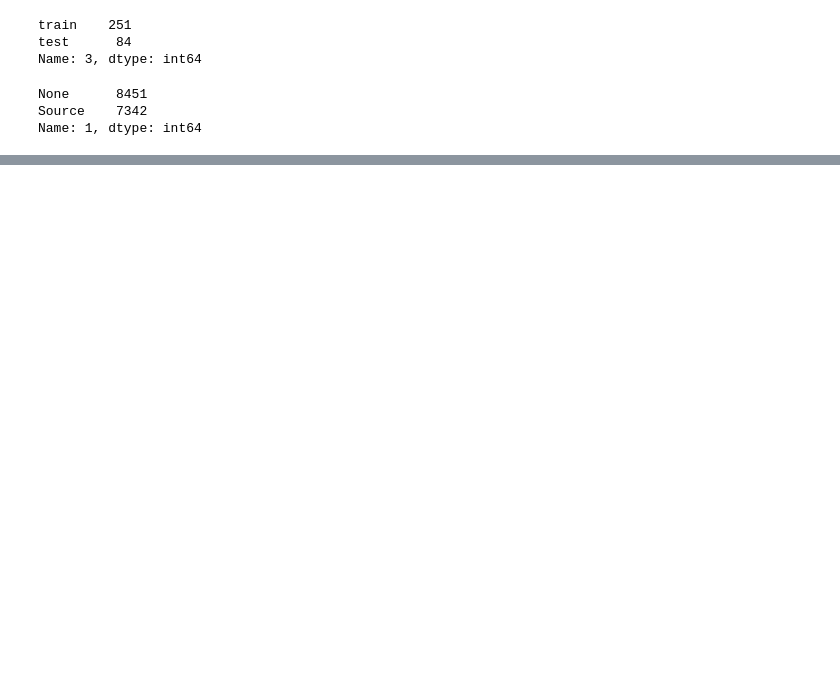
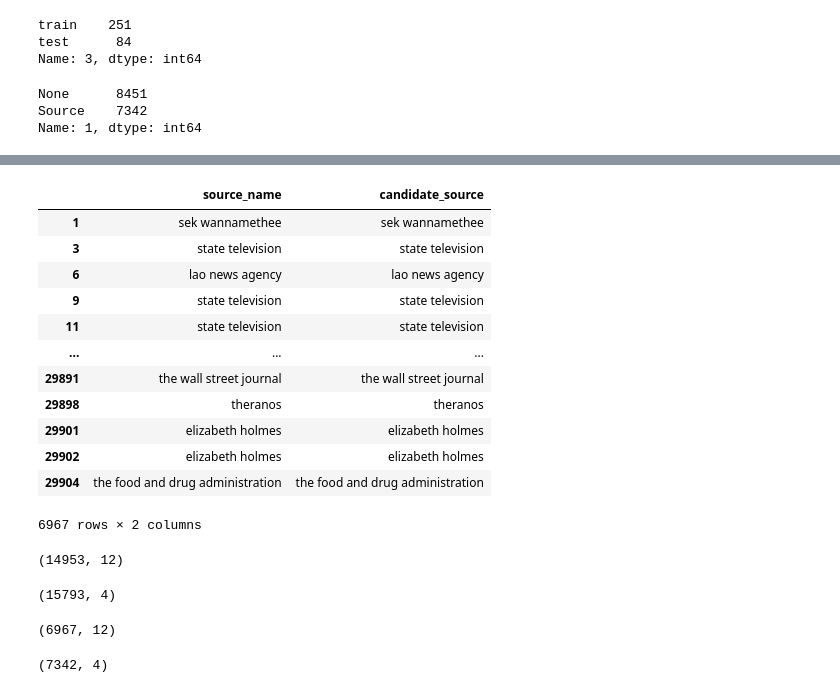
Before and after one commit to alex2awesome/source-exploration, a Jupyter notebook: notebooks/2022-10-04__look-at-classifier-dataset-creation.ipynb, the cells around one changed output, grey strips where cells are left out. Cells and saved outputs as stored; diff of their text form; code cells hidden in the pictures; blank space fills up the shorter version.

```diff
--- a/notebooks/2022-10-04__look-at-classifier-dataset-creation.ipynb
+++ b/notebooks/2022-10-04__look-at-classifier-dataset-creation.ipynb
@@ -100,0 +203,45 @@ pd.DataFrame(output_docs).to_csv(
+# %%
+(processed_real_dataset_df
+ .loc[lambda df: df['label'] == True]
+ .loc[lambda df: df['candidate_source'] != 'None']
+ [['source_name', 'candidate_source']]
+ .apply(lambda s: s.str.lower().str.strip())
+#  .pipe(lambda df: df['source_name'] == df['candidate_source'])
+#  .value_counts()
+)
+# %% [output]
+|  | source_name | candidate_source |
+| 1 | sek wannamethee | sek wannamethee |
+| 3 | state television | state television |
+| 6 | lao news agency | lao news agency |
+| 9 | state television | state television |
+| 11 | state television | state television |
+| ... | ... | ... |
+| 29891 | the wall street journal | the wall street journal |
+| 29898 | theranos | theranos |
+| 29901 | elizabeth holmes | elizabeth holmes |
+| 29902 | elizabeth holmes | elizabeth holmes |
+| 29904 | the food and drug administration | the food and drug administration |
+6967 rows × 2 columns
+# %%
+(processed_real_dataset_df.loc[lambda df: df['label'] == True].shape)
+# %% [output]
+(14953, 12)
+# %%
+(real_training_data.shape)
+# %% [output]
+(15793, 4)
+# %%
+(processed_real_dataset_df
+ .loc[lambda df: df['label'] == True]
+ .loc[lambda df: df['candidate_source'] != 'None']
+ .shape
+)
+# %% [output]
+(6967, 12)
+# %%
+(real_training_data
+ .loc[lambda df: df[1] != 'None']
+).shape
+# %% [output]
+(7342, 4)
```
Also changed, not shown: parts of 24 cells of this notebook, 3 other files.
